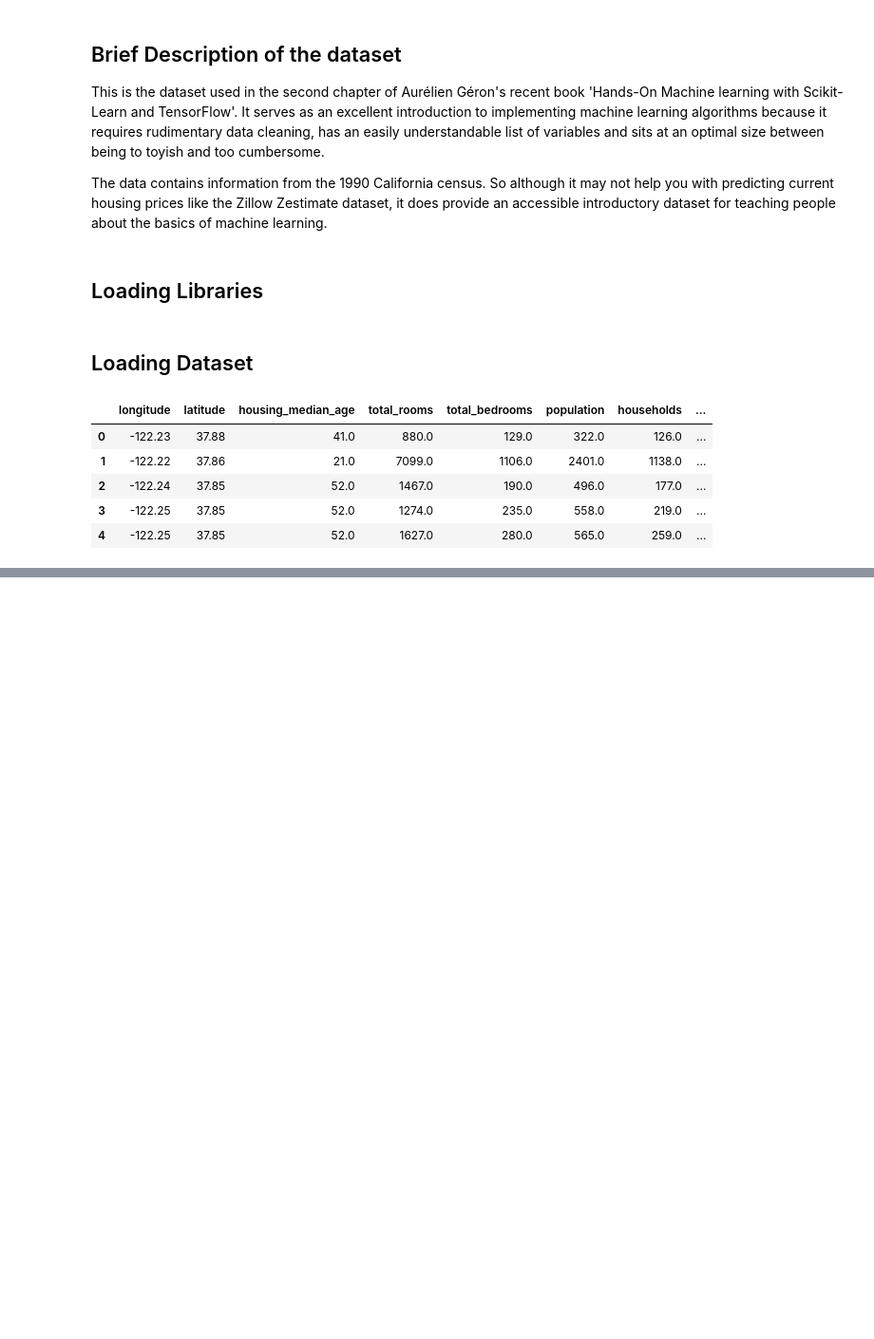
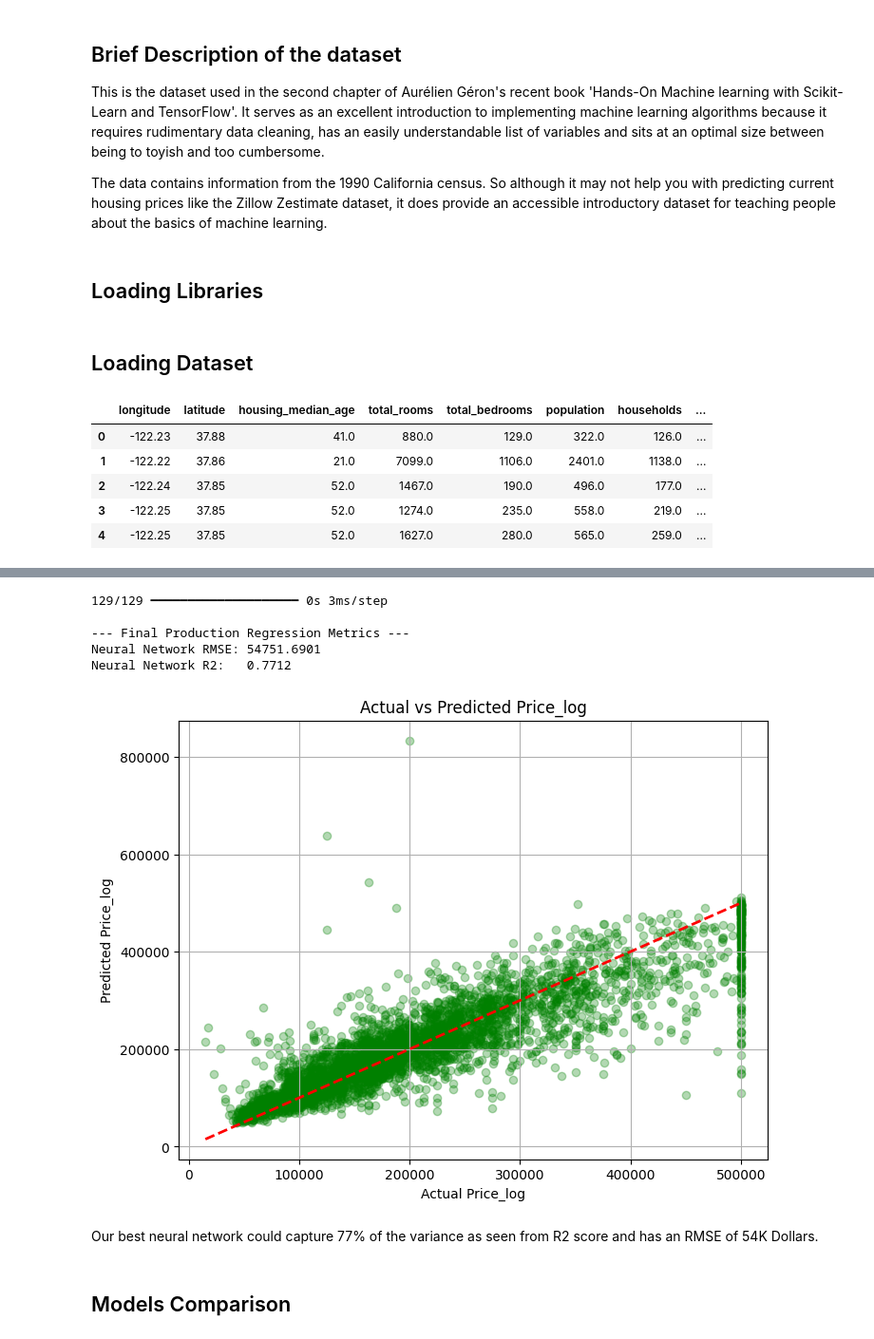
Before and after one commit to KavyaJP/Neural-Networks, a Jupyter notebook: california_housing.ipynb, the cells around one changed output, grey strips where cells are left out. Shown at 95% size. Cells and saved outputs as stored; diff of their text form; code cells hidden in the pictures; blank space fills up the shorter version.

```diff
--- a/california_housing.ipynb
+++ b/california_housing.ipynb
@@ -84,0 +406,4 @@ df_og.head()
+# %%
+df = df_og.copy(deep=True)
+
+df.head()
@@ -84,0 +974,34 @@ df_og.head()
+# %%
+y_pred_nn = final_model.predict(X_test_nn).flatten()
+
+final_rmse = root_mean_squared_error(y_test, y_pred_nn)
+final_r2 = r2_score(y_test, y_pred_nn)
+
+print("\n--- Final Production Regression Metrics ---")
+print(f"Neural Network RMSE: {final_rmse:.4f}")
+print(f"Neural Network R2:   {final_r2:.4f}")
+
+plt.figure(figsize=(8, 6))
+plt.scatter(y_test, y_pred_nn, alpha=0.3, color="green")
+plt.plot(
+    [y_test.min(), y_test.max()],
+    [y_test.min(), y_test.max()],
+    "r--",
+    lw=2,
+)
+plt.title("Actual vs Predicted Price_log")
+plt.xlabel("Actual Price_log")
+plt.ylabel("Predicted Price_log")
+plt.grid(True)
+plt.show()
+# %% [output]
+129/129 ━━━━━━━━━━━━━━━━━━━━ 0s 3ms/step
+
+--- Final Production Regression Metrics ---
+Neural Network RMSE: 54751.6901
+Neural Network R2:   0.7712
+[figure, added]
+# %% [markdown]
+Our best neural network could capture 77% of the variance as seen from R2 score and has an RMSE of 54K Dollars.
+# %% [markdown]
+## Models Comparison
```
Also changed, not shown: parts of 60 cells of this notebook, 3 other files.
